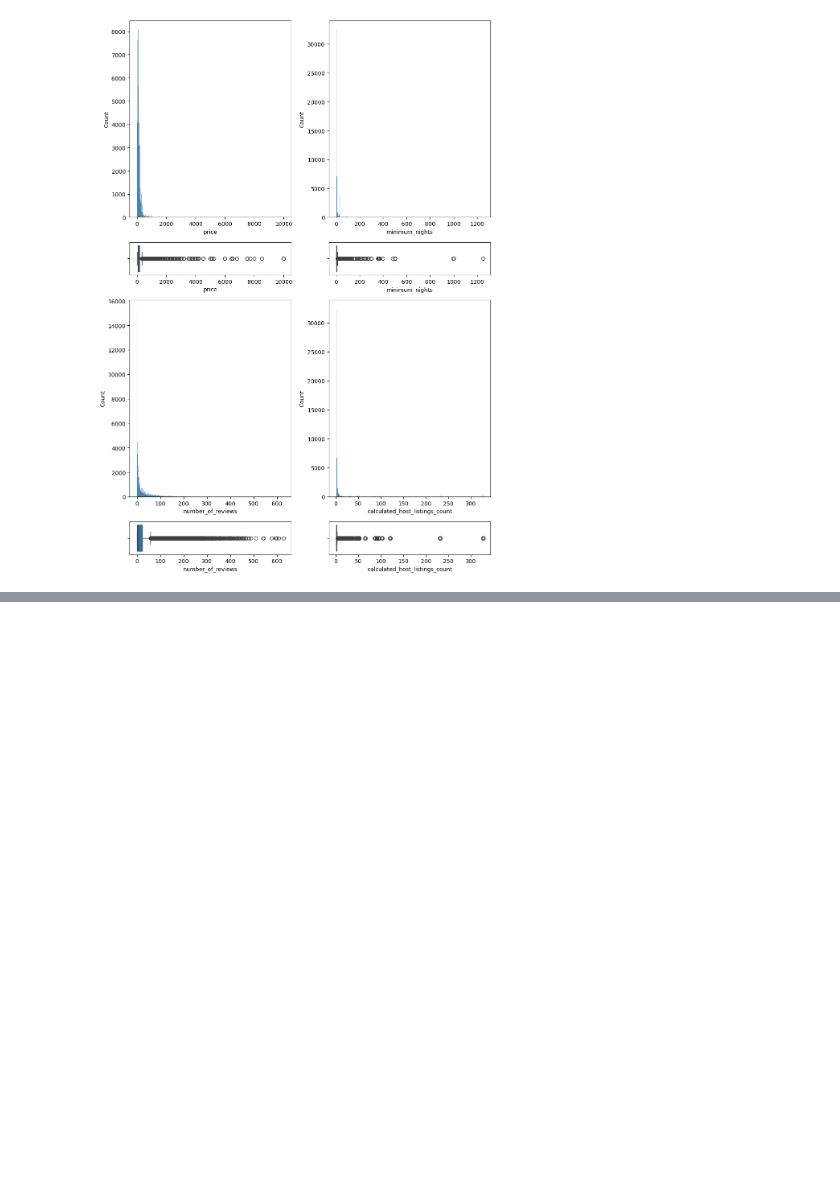
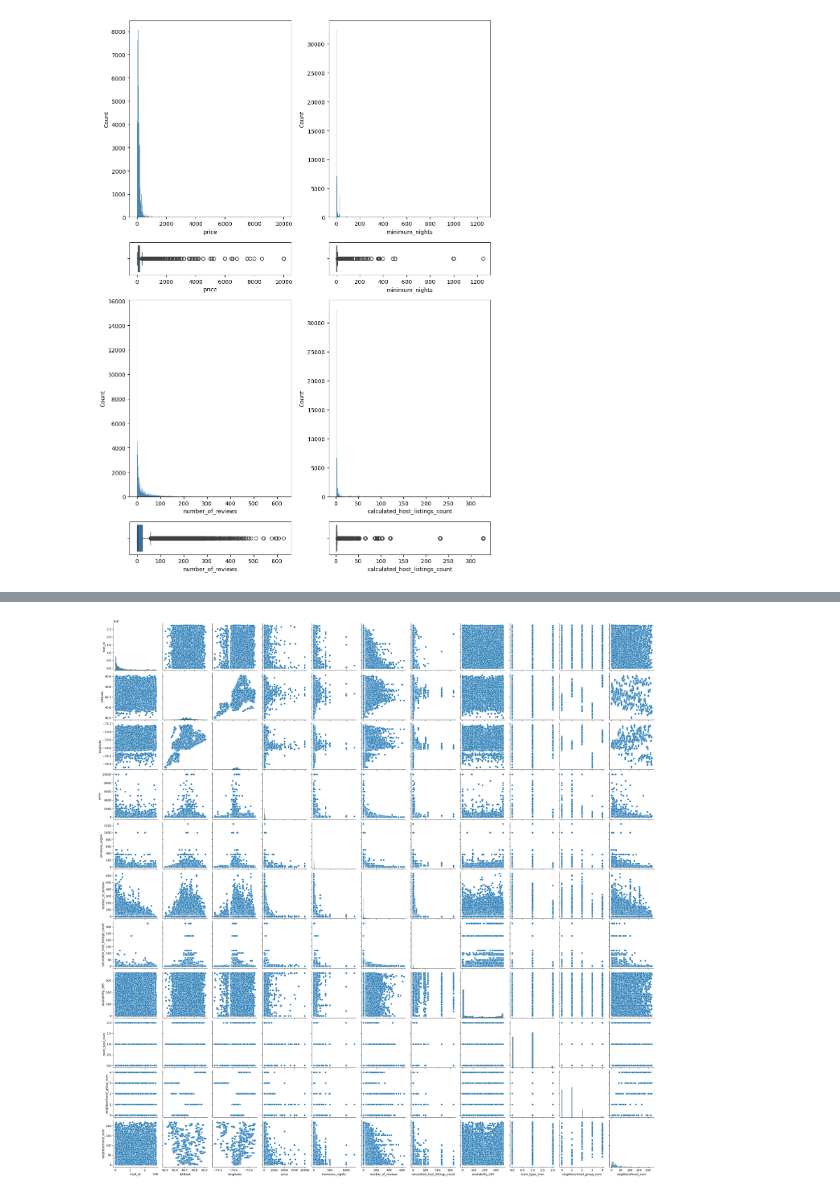
Before and after one commit to PI-OA/EDA, a Jupyter notebook: src/explore.ipynb, the cells around one changed output, grey strips where cells are left out. Cells and saved outputs as stored; diff of their text form; code cells hidden in the pictures; blank space fills up the shorter version.

```diff
--- a/src/explore.ipynb
+++ b/src/explore.ipynb
@@ -110,0 +150,5 @@ plt.show()
+# %%
+sns.pairplot(data=df)
+plt.show()
+# %% [output]
+[figure, added]
```
Also changed, not shown: parts of 11 cells of this notebook.
